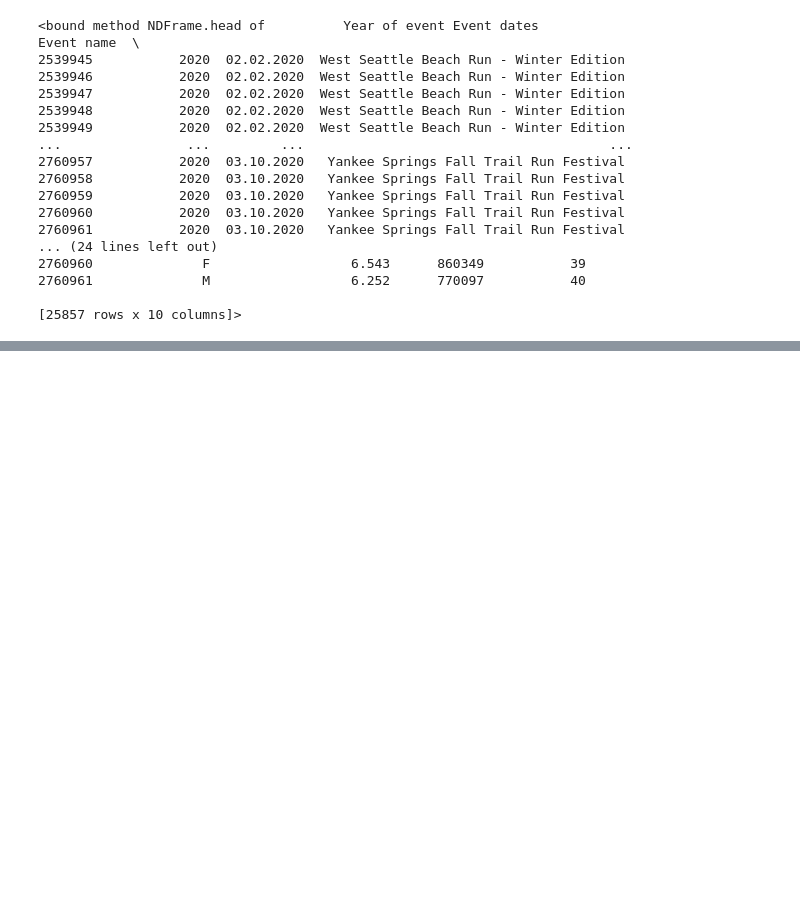
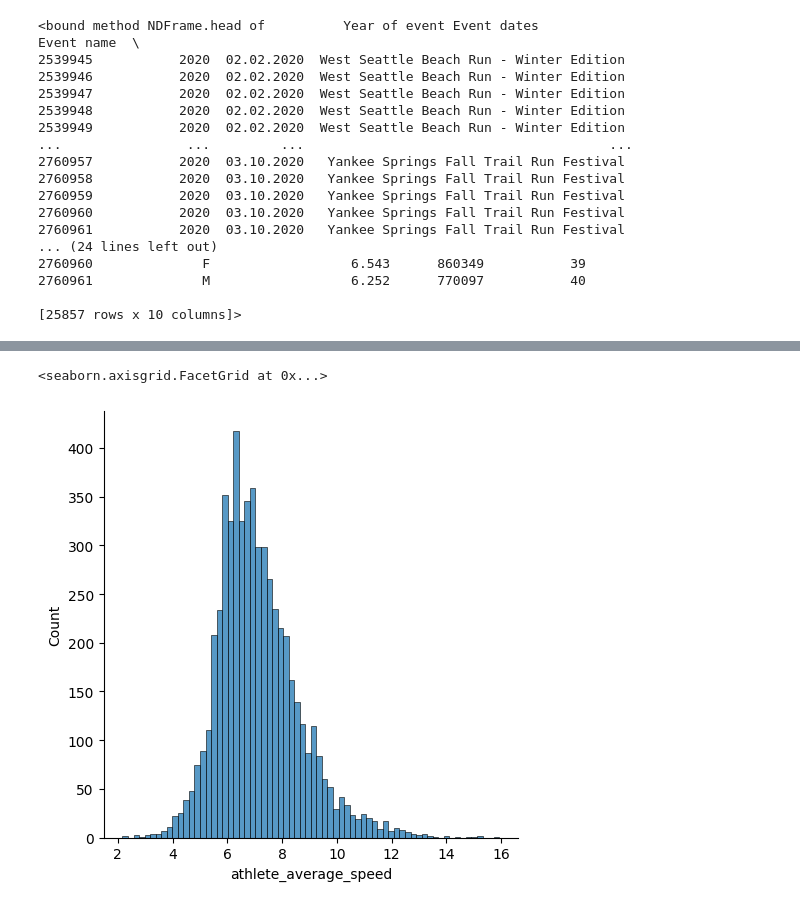
Before and after one commit to Adew1009/PythonPandasProject, a Jupyter notebook: Project Folder/PythonPandasProject.ipynb, the cells around one changed output, grey strips where cells are left out. Cells and saved outputs as stored; diff of their text form; code cells hidden in the pictures; blank space fills up the shorter version.

Commit message:
complete data exploration with pandas and seaborn

```diff
--- a/Project Folder/PythonPandasProject.ipynb
+++ b/Project Folder/PythonPandasProject.ipynb
@@ -479,0 +536,5 @@ df3.head(10)
+# %%
+sns.displot(df3[df3["race_length"] == '50mi']['athlete_average_speed'])
+# %% [output]
+<seaborn.axisgrid.FacetGrid at 0x...>
+[figure, added]
```
Also changed, not shown: parts of 21 cells of this notebook.
